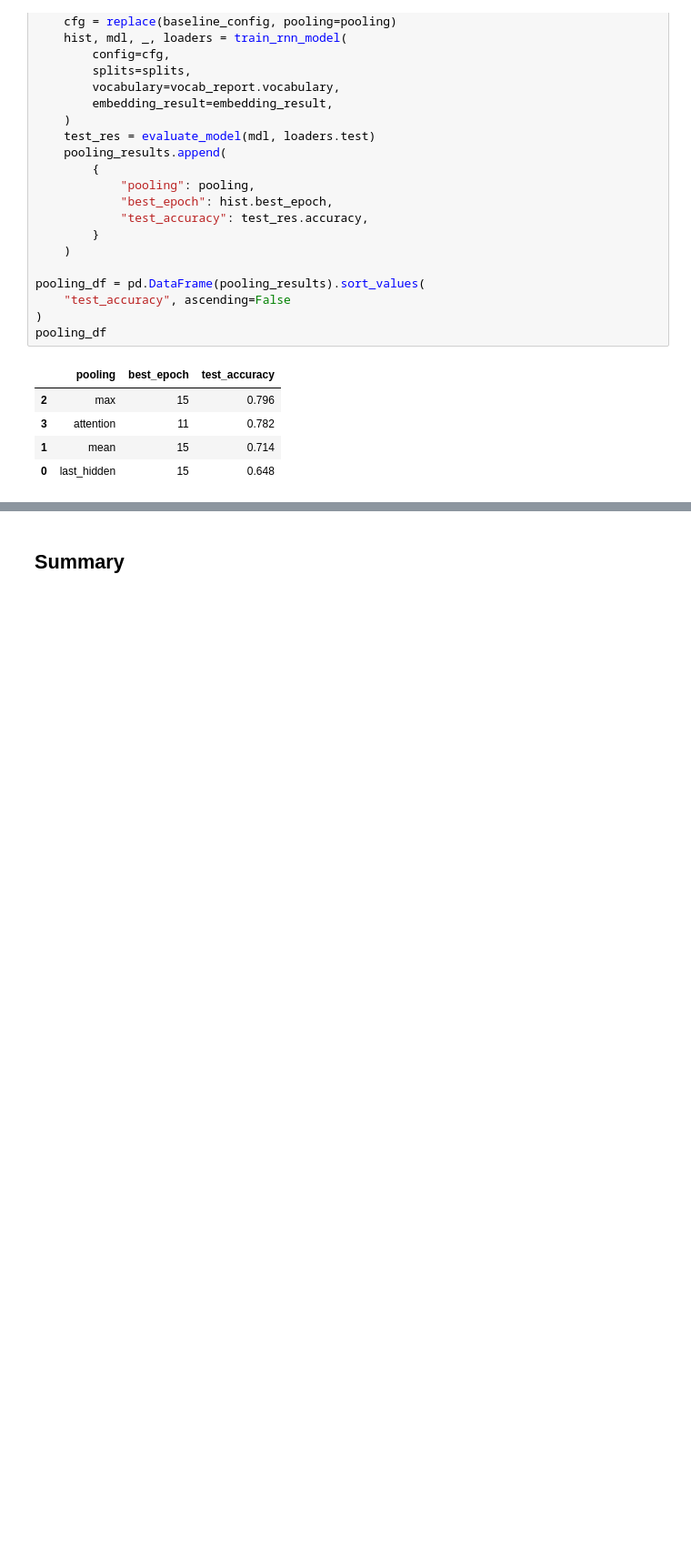
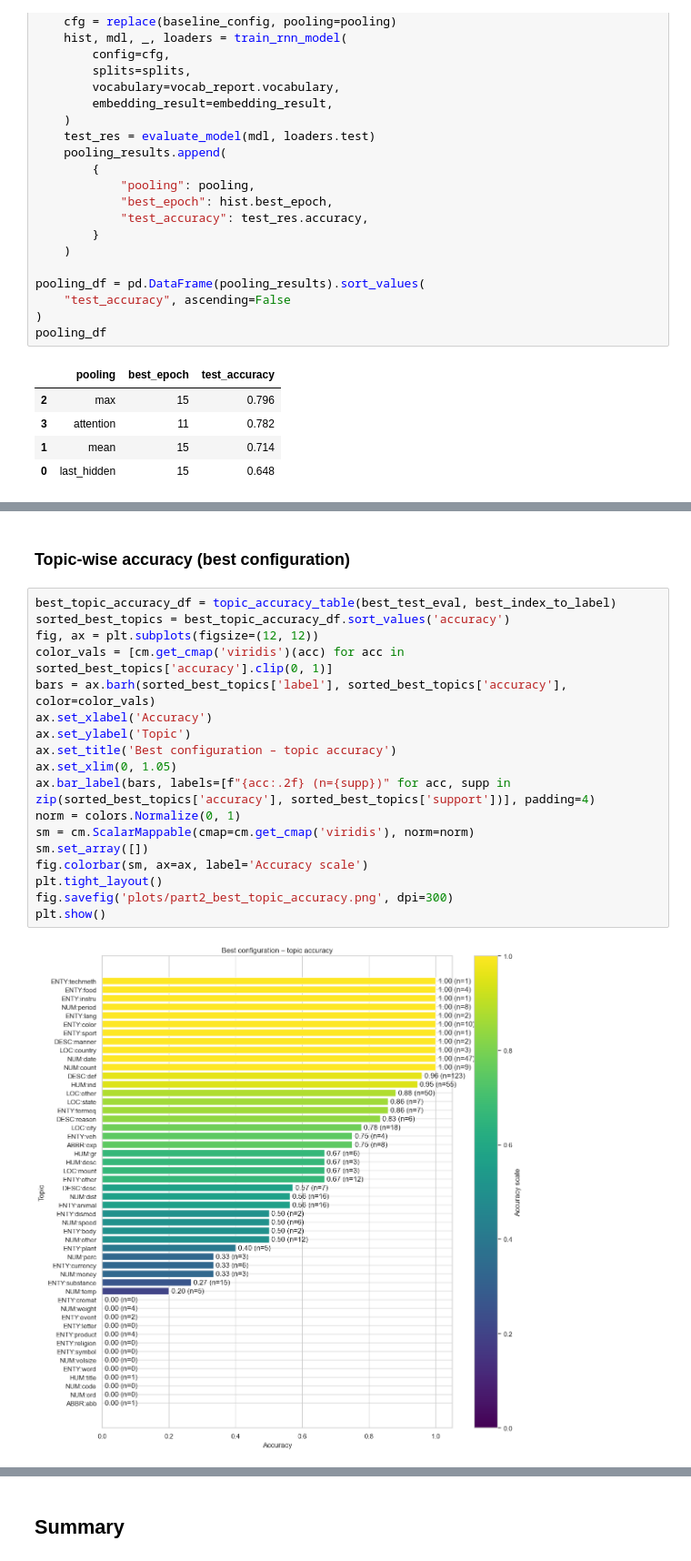
Before and after one commit to JonssonAlexander/NLP_Project_group45, a Jupyter notebook: 02_rnn.ipynb, the cells around one changed output, grey strips where cells are left out. Shown at 91% size. Cells and saved outputs as stored; diff of their text form; blank space fills up the shorter version.

```diff
--- a/02_rnn.ipynb
+++ b/02_rnn.ipynb
@@ -343,0 +267,22 @@ Best model weakest topics: ABBR:abb (0.00), NUM:ord (0.00).
+# %% [markdown]
+### Topic-wise accuracy (best configuration)
+# %%
+best_topic_accuracy_df = topic_accuracy_table(best_test_eval, best_index_to_label)
+sorted_best_topics = best_topic_accuracy_df.sort_values('accuracy')
+fig, ax = plt.subplots(figsize=(12, 12))
+color_vals = [cm.get_cmap('viridis')(acc) for acc in sorted_best_topics['accuracy'].clip(0, 1)]
+bars = ax.barh(sorted_best_topics['label'], sorted_best_topics['accuracy'], color=color_vals)
+ax.set_xlabel('Accuracy')
+ax.set_ylabel('Topic')
+ax.set_title('Best configuration – topic accuracy')
+ax.set_xlim(0, 1.05)
+ax.bar_label(bars, labels=[f"{acc:.2f} (n={supp})" for acc, supp in zip(sorted_best_topics['accuracy'], sorted_best_topics['support'])], padding=4)
+norm = colors.Normalize(0, 1)
+sm = cm.ScalarMappable(cmap=cm.get_cmap('viridis'), norm=norm)
+sm.set_array([])
+fig.colorbar(sm, ax=ax, label='Accuracy scale')
+plt.tight_layout()
+fig.savefig('plots/part2_best_topic_accuracy.png', dpi=300)
+plt.show()
+# %% [output]
+[figure, added]
```
Also changed, not shown: parts of 34 cells of this notebook, 13 other files.
